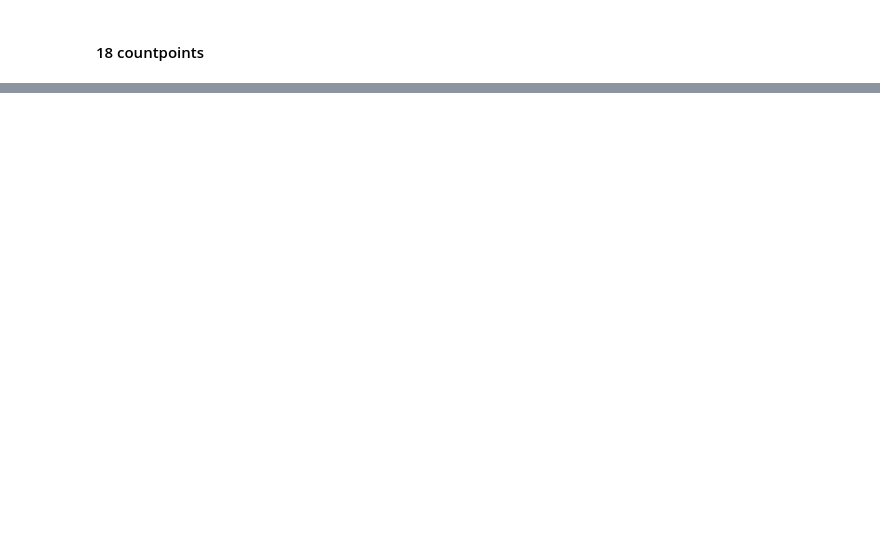
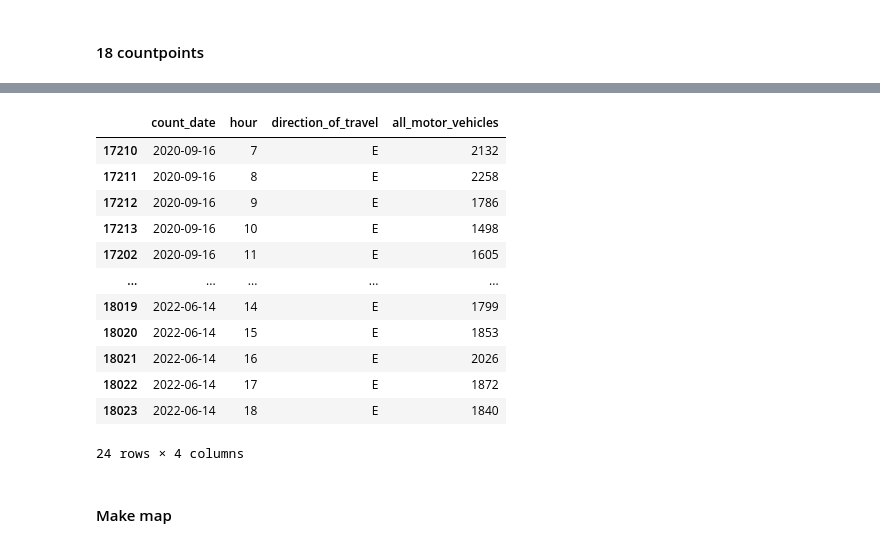
Before and after one commit to YueLi-0816/data_paper, a Jupyter notebook: Traffic_counts_read.ipynb, the cells around one changed output, grey strips where cells are left out. Cells and saved outputs as stored; diff of their text form; code cells hidden in the pictures; blank space fills up the shorter version.

```diff
--- a/Traffic_counts_read.ipynb
+++ b/Traffic_counts_read.ipynb
@@ -4,5 +7,5 @@ import geopandas as gpd
 # %%
-pd.set_option('display.max_rows', None)
+pd.set_option('display.max_rows', 12)
 # %% [markdown]
 ### Check the count points with data between 2019-2022
 # %%
@@ -258,0 +280,8 @@ m
+# %%
+cp = raw_counts.loc[raw_counts.count_point_id==40924]
+cp_dates = cp.loc[cp.count_date>'2019-09-30', 'count_date'].unique().tolist()
+cp_time = cp.hour.unique().tolist()
+
+cp_sensors = d1w1.loc[d1w1.count_point_id==40924,'siteId'].tolist()
+for sensor in cp_sensors:
+    sensor_df = pd.read_csv('SCOOT/data_470_hourly/'+ sensor + '.csv')
@@ -258,0 +292,8 @@ m
+# %%
+sensor = 'GC185A_S'
+sensor_df = pd.read_csv('SCOOT/data_470_hourly/'+ sensor + '.csv')
+sensor_df = sensor_df[sensor_df.date.isin(cp_dates)]
+sensor_df = sensor_df[sensor_df.time.isin(cp_time)]
+#only select oneway for countpoint
+cp_df = cp[cp.count_date.isin(cp_dates)].loc[cp.direction_of_travel=='E'].sort_values(by=['count_date','hour'])
+sensor_df['flow'].corr(cp_df['all_motor_vehicles'])
@@ -258,0 +318,19 @@ m
+# %%
+cp_df[['count_date','hour','direction_of_travel','all_motor_vehicles']]
+#.sort_values(by=['count_date','direction_of_travel','hour'])
+# %% [output]
+|  | count_date | hour | direction_of_travel | all_motor_vehicles |
+| 17210 | 2020-09-16 | 7 | E | 2132 |
+| 17211 | 2020-09-16 | 8 | E | 2258 |
+| 17212 | 2020-09-16 | 9 | E | 1786 |
+| 17213 | 2020-09-16 | 10 | E | 1498 |
+| 17202 | 2020-09-16 | 11 | E | 1605 |
+| ... | ... | ... | ... | ... |
+| 18019 | 2022-06-14 | 14 | E | 1799 |
+| 18020 | 2022-06-14 | 15 | E | 1853 |
+| 18021 | 2022-06-14 | 16 | E | 2026 |
+| 18022 | 2022-06-14 | 17 | E | 1872 |
+| 18023 | 2022-06-14 | 18 | E | 1840 |
+24 rows × 4 columns
+# %% [markdown]
+#### Make map
```
Also changed, not shown: parts of 12 cells of this notebook.
